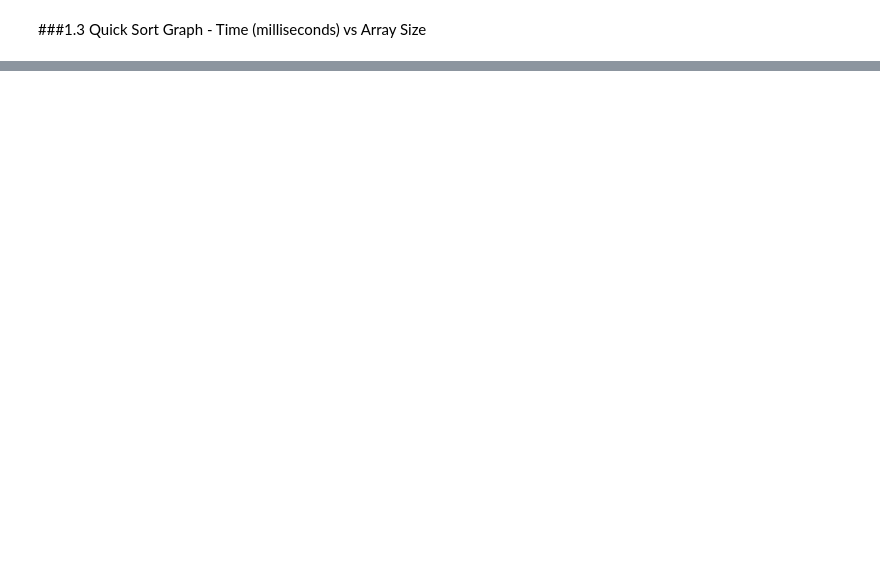
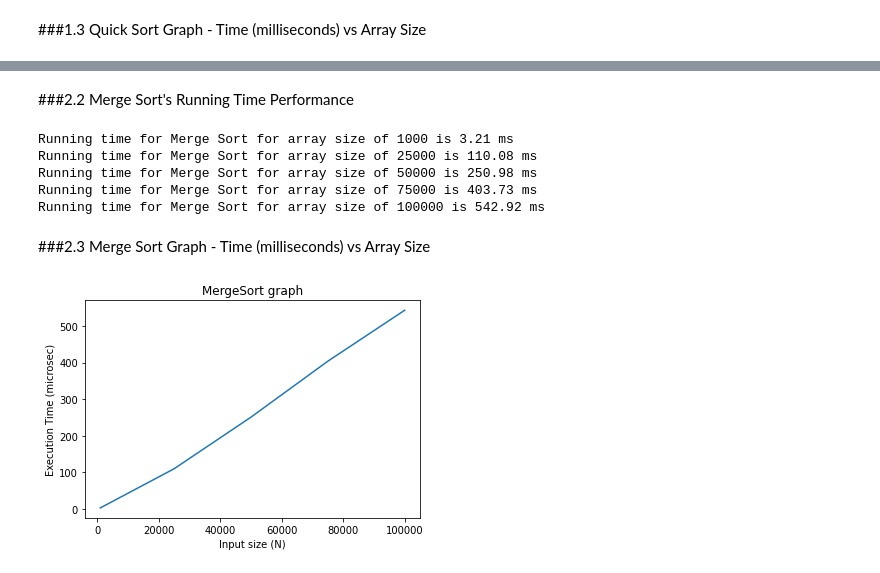
Before and after one commit to AhmedMoneimm/SortingTechniques, a Jupyter notebook: DS2_SortingTechniques.ipynb, the cells around one changed output, grey strips where cells are left out. Drawn from its saved outputs; the diff is of its cells as text; code cells hidden in the pictures; blank space fills up the shorter version.

Commit message:
Added Merge Sort and Heap Sort

```diff
--- a/DS2_SortingTechniques.ipynb
+++ b/DS2_SortingTechniques.ipynb
@@ -121,0 +174,37 @@ plt.show()
+# %% [markdown]
+###2.2 Merge Sort's Running Time Performance
+# %%
+MergeSort_times = []
+multiple_arrays_ms=copy.deepcopy(array_of_arrays) # to prevent the change of array_of_arrays variable values/ make the random numbers the same for all other sorting techni
+
+for arr in multiple_arrays_ms:
+    n=len(arr)
+
+    start_time = time.time()
+
+    MergeSort(arr, 0, n-1)
+
+    end_time = time.time()
+    elapsed_time_ms = (end_time - start_time) * 1000
+    MergeSort_times.append(elapsed_time_ms)
+
+    print(f"Running time for Merge Sort for array size of {n} is {elapsed_time_ms:.2f} ms")
+# %% [output]
+Running time for Merge Sort for array size of 1000 is 3.21 ms
+Running time for Merge Sort for array size of 25000 is 110.08 ms
+Running time for Merge Sort for array size of 50000 is 250.98 ms
+Running time for Merge Sort for array size of 75000 is 403.73 ms
+Running time for Merge Sort for array size of 100000 is 542.92 ms
+# %% [markdown]
+###2.3 Merge Sort Graph - Time (milliseconds) vs Array Size
+# %%
+plt.plot(sizes, MergeSort_times) # to add label, put this in the parameters ", label="MergeSort""
+plt.title("MergeSort graph")
+
+plt.xlabel("Input size (N)")
+plt.ylabel("Execution Time (microsec)")
+
+# plt.legend()---used to label lines (must pass a label in the plot function)
+plt.show()
+# %% [output]
+[figure, added]
```
Also changed, not shown: parts of 16 cells of this notebook.
